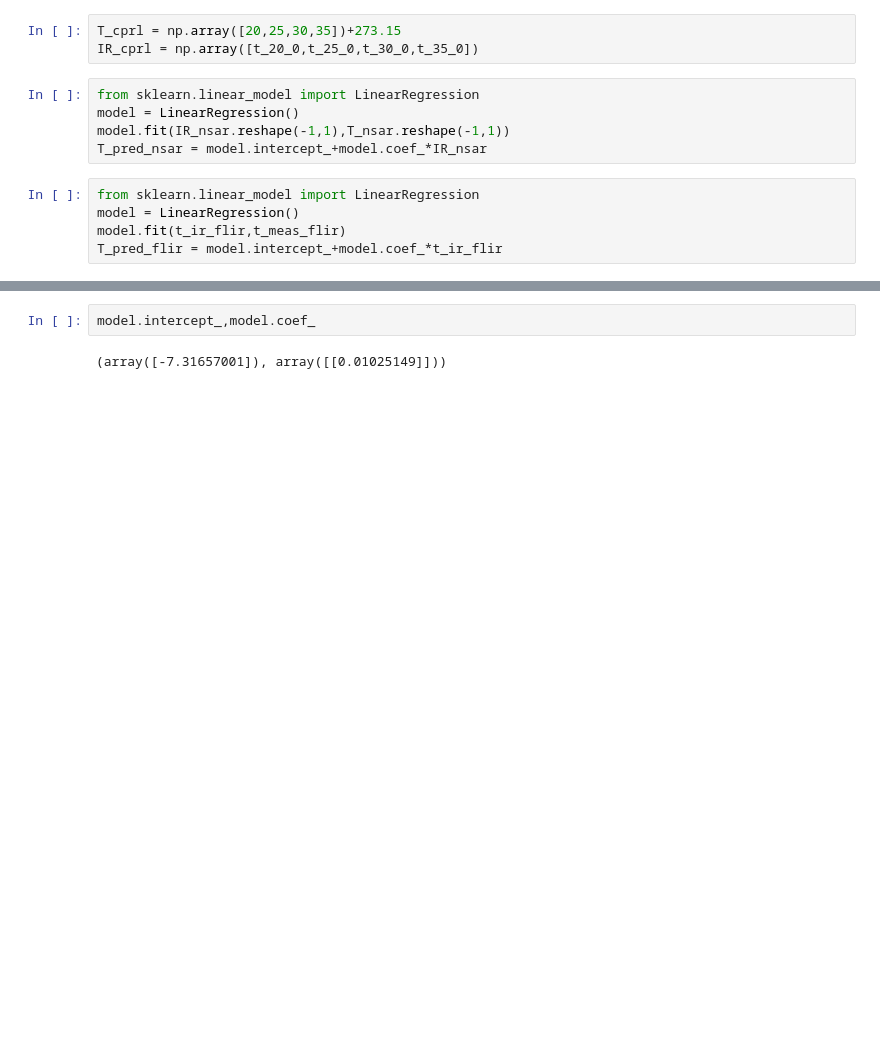
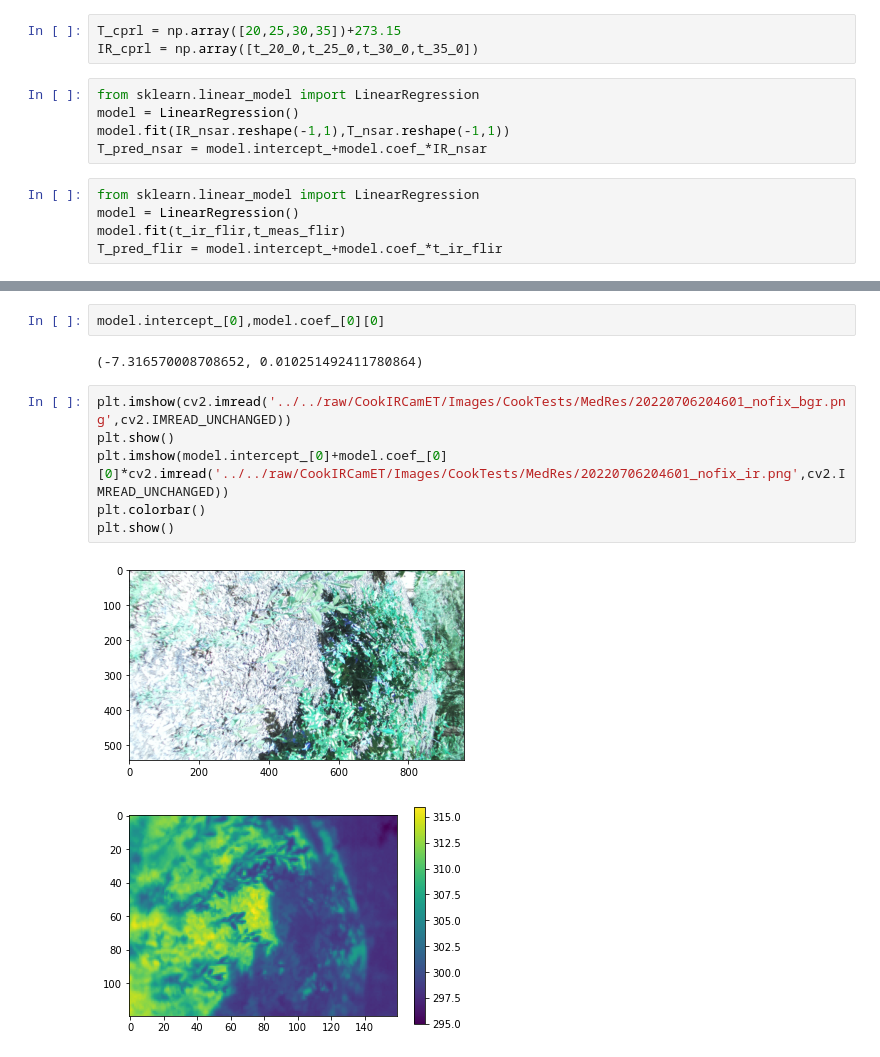
Before and after one commit to cafltar/CookIRCamET, a Jupyter notebook: cal.ipynb, the cells around one changed output, grey strips where cells are left out. Drawn from its saved outputs; the diff is of its cells as text; blank space fills up the shorter version.

```diff
--- a/cal.ipynb
+++ b/cal.ipynb
@@ -234,4 +235,13 @@ plt.plot(IR_nsar,T_nsar,'o',t_ir_flir,t_meas_flir,'*',IR_cprl,T_cprl,'x',IR_nsar
 # %%
-model.intercept_,model.coef_
+model.intercept_[0],model.coef_[0][0]
 # %% [output]
-(array([-7.31657001]), array([[0.01025149]]))
+(-7.316570008708652, 0.010251492411780864)
+# %%
+plt.imshow(cv2.imread('../../raw/CookIRCamET/Images/CookTests/MedRes/20220706204601_nofix_bgr.png',cv2.IMREAD_UNCHANGED))
+plt.show()
+plt.imshow(model.intercept_[0]+model.coef_[0][0]*cv2.imread('../../raw/CookIRCamET/Images/CookTests/MedRes/20220706204601_nofix_ir.png',cv2.IMREAD_UNCHANGED))
+plt.colorbar()
+plt.show()
+# %% [output]
+[figure, added]
+[figure, added]
```
Also changed, not shown: parts of 3 cells of this notebook.
